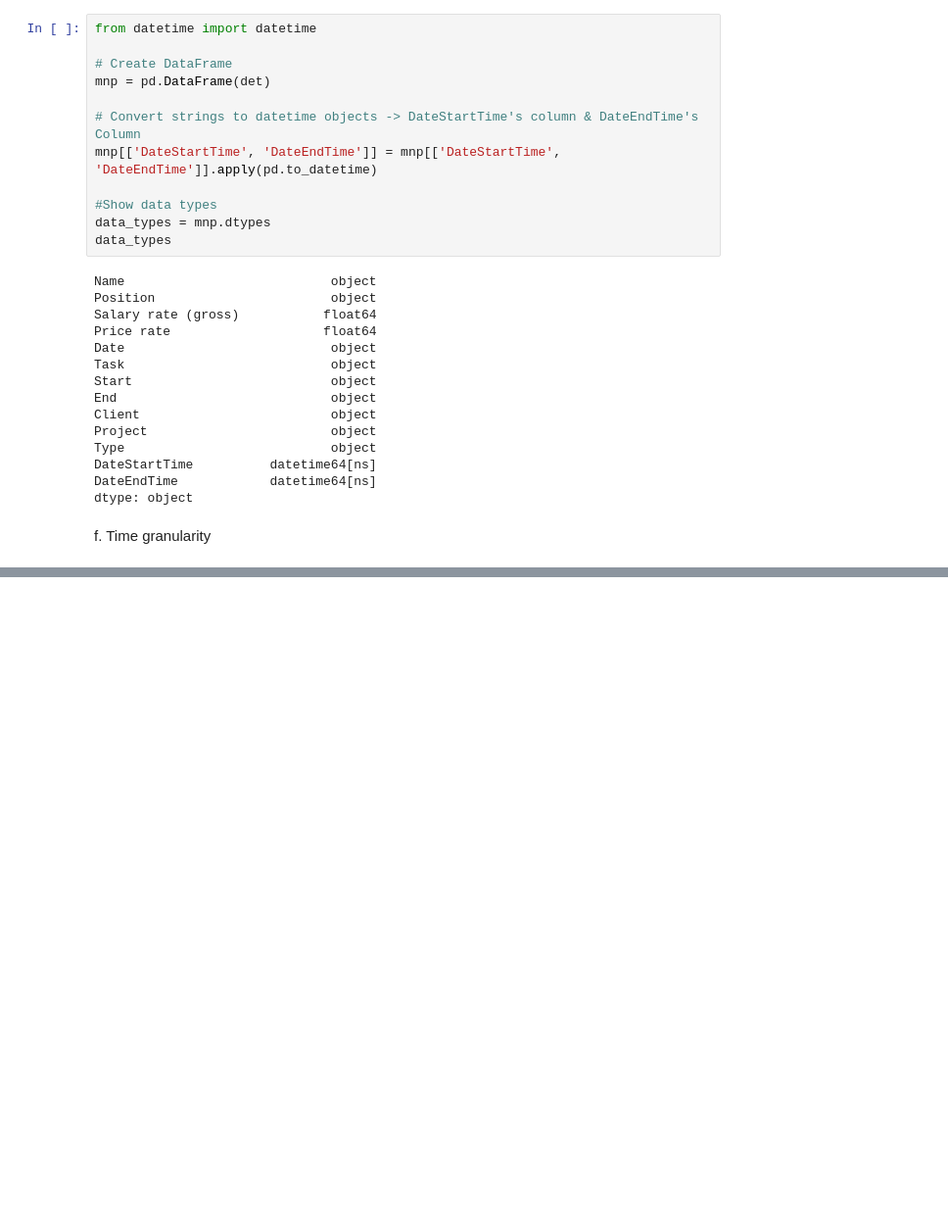
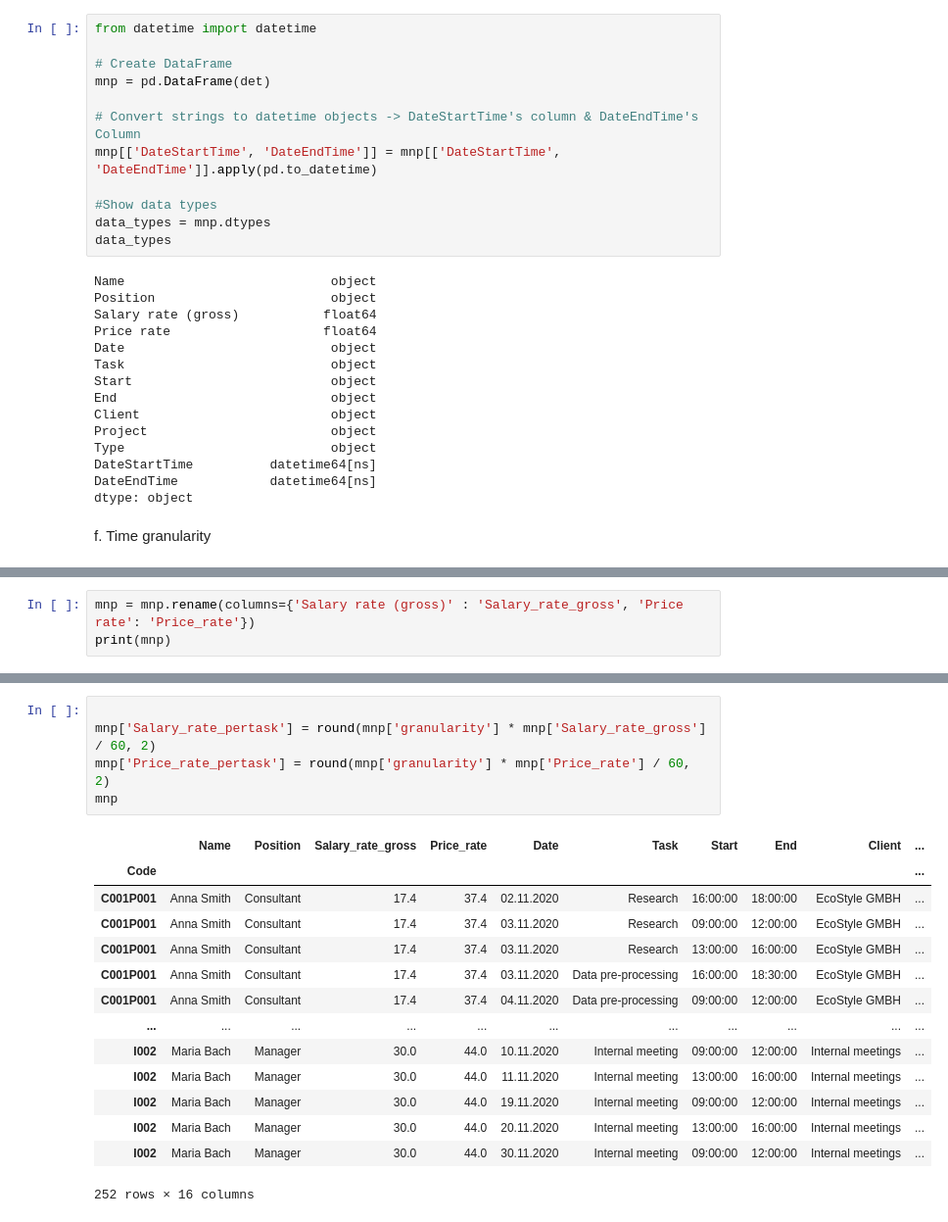
Before and after one commit to veniapputrii/Data-Manipulation-as-Beginner, a Jupyter notebook: data_manipulation.ipynb, the cells around one changed output, grey strips where cells are left out. Shown at 98% size. Cells and saved outputs as stored; diff of their text form; blank space fills up the shorter version.

```diff
--- a/data_manipulation.ipynb
+++ b/data_manipulation.ipynb
@@ -201,0 +205,3 @@ mnp
+# %%
+mnp = mnp.rename(columns={'Salary rate (gross)' : 'Salary_rate_gross', 'Price rate': 'Price_rate'})
+print(mnp)
@@ -201,0 +226,20 @@ mnp
+# %%
+
+mnp['Salary_rate_pertask'] = round(mnp['granularity'] * mnp['Salary_rate_gross'] / 60, 2)
+mnp['Price_rate_pertask'] = round(mnp['granularity'] * mnp['Price_rate'] / 60, 2)
+mnp
+# %% [output]
+|  | Name | Position | Salary_rate_gross | Price_rate | Date | Task | Start | End | Client | ... |
+| Code |  |  |  |  |  |  |  |  |  | ... |
+| C001P001 | Anna Smith | Consultant | 17.4 | 37.4 | 02.11.2020 | Research | 16:00:00 | 18:00:00 | EcoStyle GMBH | ... |
+| C001P001 | Anna Smith | Consultant | 17.4 | 37.4 | 03.11.2020 | Research | 09:00:00 | 12:00:00 | EcoStyle GMBH | ... |
+| C001P001 | Anna Smith | Consultant | 17.4 | 37.4 | 03.11.2020 | Research | 13:00:00 | 16:00:00 | EcoStyle GMBH | ... |
+| C001P001 | Anna Smith | Consultant | 17.4 | 37.4 | 03.11.2020 | Data pre-processing | 16:00:00 | 18:30:00 | EcoStyle GMBH | ... |
+| C001P001 | Anna Smith | Consultant | 17.4 | 37.4 | 04.11.2020 | Data pre-processing | 09:00:00 | 12:00:00 | EcoStyle GMBH | ... |
+| ... | ... | ... | ... | ... | ... | ... | ... | ... | ... | ... |
+| I002 | Maria Bach | Manager | 30.0 | 44.0 | 10.11.2020 | Internal meeting | 09:00:00 | 12:00:00 | Internal meetings | ... |
+| I002 | Maria Bach | Manager | 30.0 | 44.0 | 11.11.2020 | Internal meeting | 13:00:00 | 16:00:00 | Internal meetings | ... |
+| I002 | Maria Bach | Manager | 30.0 | 44.0 | 19.11.2020 | Internal meeting | 09:00:00 | 12:00:00 | Internal meetings | ... |
+| I002 | Maria Bach | Manager | 30.0 | 44.0 | 20.11.2020 | Internal meeting | 13:00:00 | 16:00:00 | Internal meetings | ... |
+| I002 | Maria Bach | Manager | 30.0 | 44.0 | 30.11.2020 | Internal meeting | 09:00:00 | 12:00:00 | Internal meetings | ... |
+252 rows × 16 columns
```
Also changed, not shown: parts of 4 cells of this notebook.
